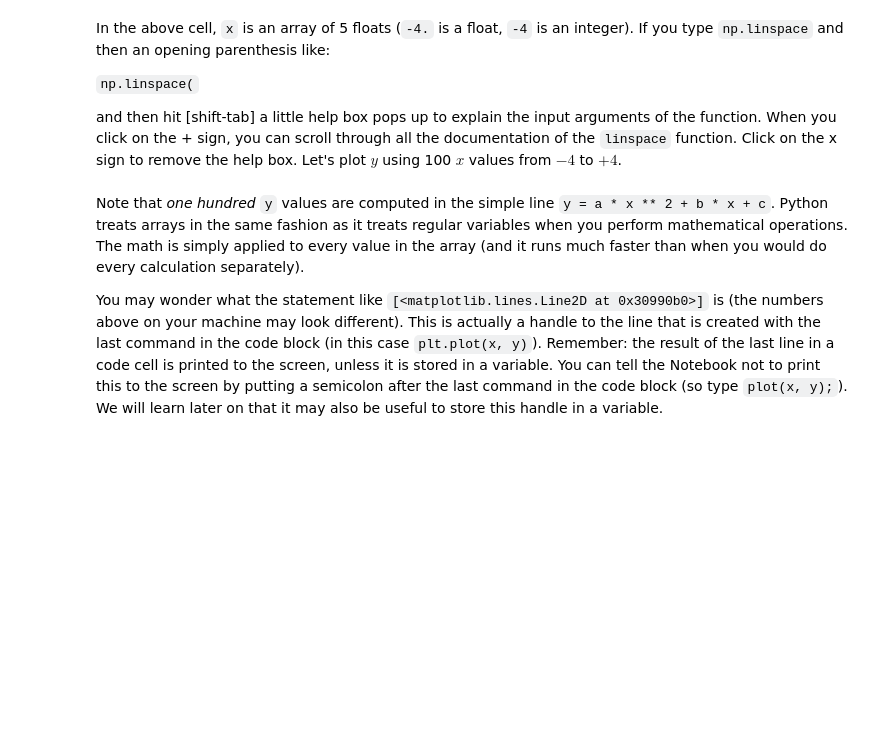
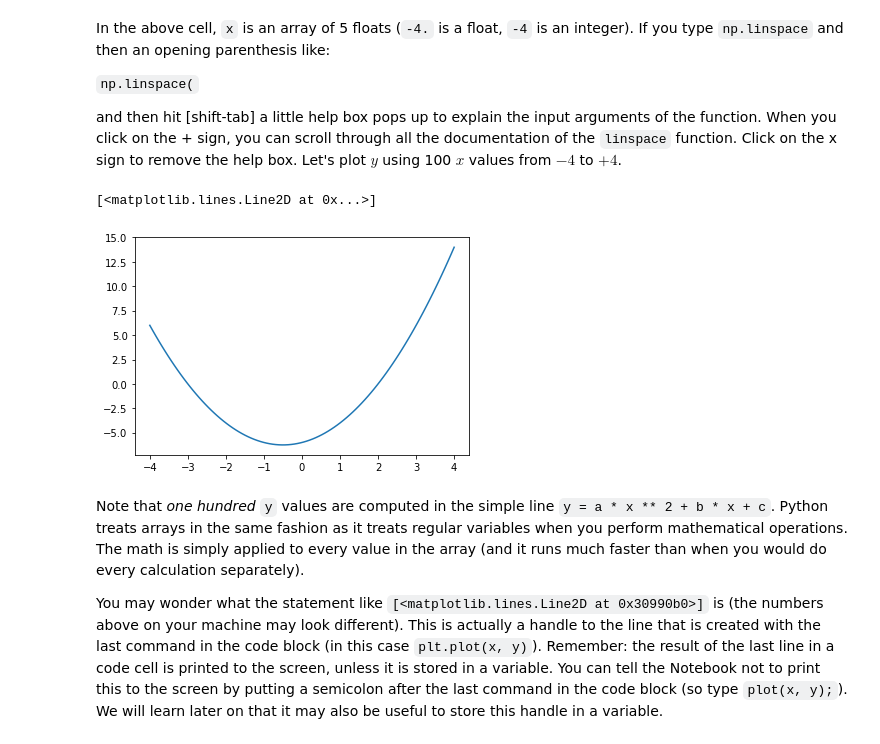
Before and after one commit to baaragdata/BAA_RAG_Python_Workshop, a Jupyter notebook: PYTHON/mbakker7-exploratory_computing_with_python-5d05f29/notebook1_basics_plotting/py_exploratory_comp_1.ipynb, the cells around one changed output. Drawn from its saved outputs; the diff is of its cells as text; code cells hidden in the pictures; blank space fills up the shorter version.

```diff
--- a/PYTHON/mbakker7-exploratory_computing_with_python-5d05f29/notebook1_basics_plotting/py_exploratory_comp_1.ipynb
+++ b/PYTHON/mbakker7-exploratory_computing_with_python-5d05f29/notebook1_basics_plotting/py_exploratory_comp_1.ipynb
@@ -124,11 +148,14 @@ $-4$ to $+4$.
 # %%
 a = 1
 b = 1
 c = -6
 x = np.linspace(-4, 4, 100)
 y = a * x ** 2 + b * x + c  # Compute y for all x values
-print(y)
-#plt.plot(x, y)
+#print(y)
+plt.plot(x, y)
+# %% [output]
+[<matplotlib.lines.Line2D at 0x...>]
+[figure, added]
 # %% [markdown]
 Note that  *one hundred* `y` values are computed in the simple line `y = a * x ** 2 + b * x + c`. Python treats arrays in the same fashion as it treats regular variables when you perform mathematical operations. The math is simply applied to every value in the array (and it runs much faster than when you would do every calculation separately).
 
```
Also changed, not shown: parts of 12 cells of this notebook, 10 other files.
